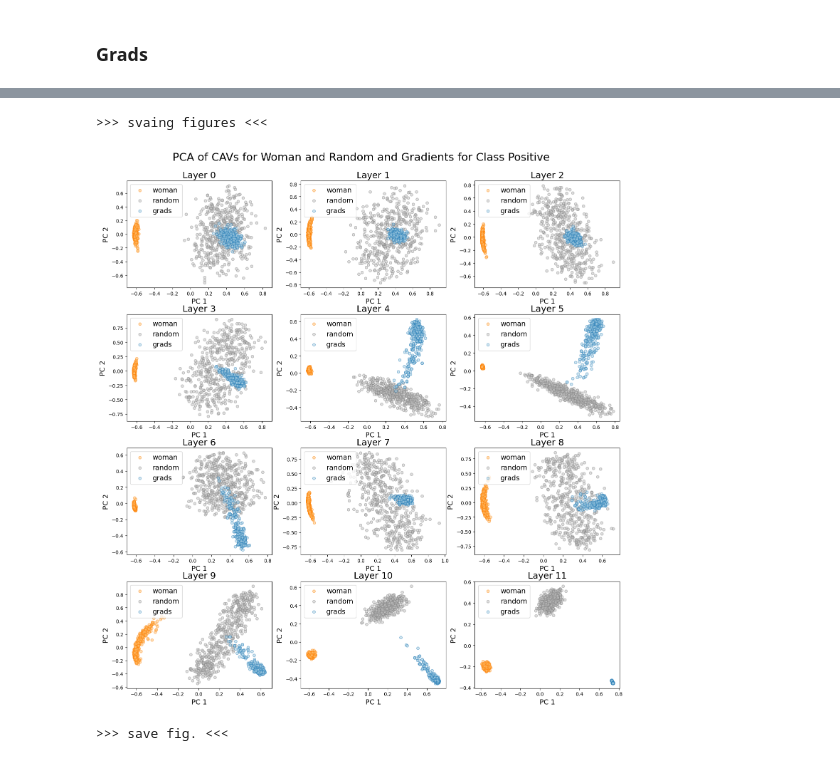
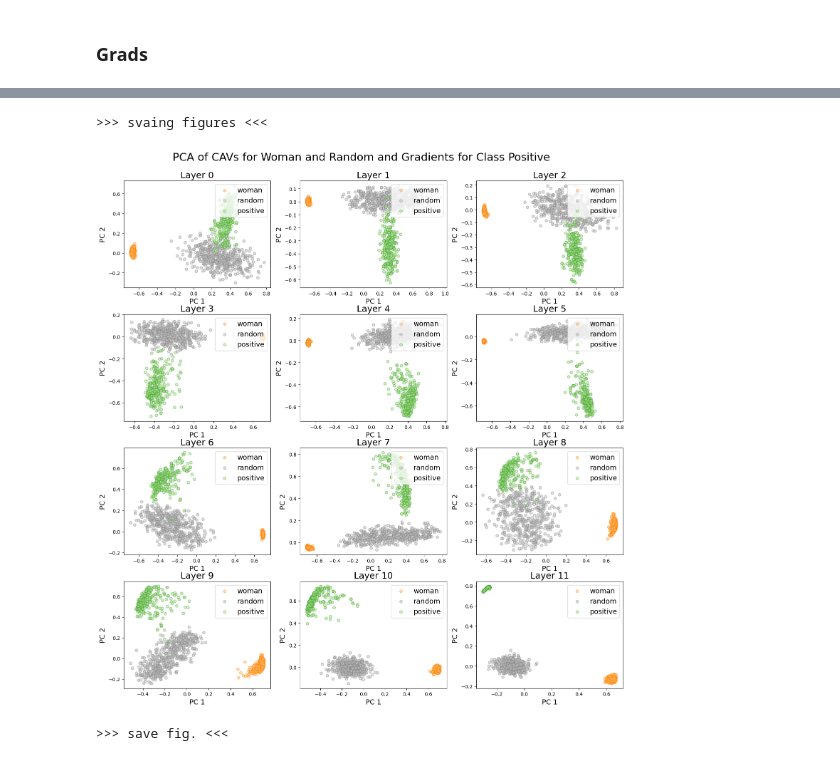
Before and after one commit to gaunby/master_project, a Jupyter notebook: src/models/cav_visual.ipynb, the cells around one changed output, grey strips where cells are left out. Cells and saved outputs as stored; diff of their text form; code cells hidden in the pictures.

Commit message:
re-run + new random-seed for gender

```diff
--- a/src/models/cav_visual.ipynb
+++ b/src/models/cav_visual.ipynb
@@ -25,7 +25,7 @@ Notebook for investing into TCAVs and CAVs.
 Can we figure out why the splits is either 0 or 1 for random, and all woman are at 0.
 # %%
 PATH_TO_Data = '/work3/s174498/concept_random_dataset/'
-concept_name = 'woman'
+concept_name = 'hate'
 nr = 0
 num_random_set = 500
 desired_class = 1
@@ -65,6 +65,10 @@ logits = data['logits']
 ### Create Dataframe
 # %%
 targets = ['woman',
+'random',
+'grads'
+]
+targets = ['hate',
 'random',
 'grads'
 ]
@@ -76,6 +80,8 @@ df_grads = pd.DataFrame(grads)
 
 labels = ['woman']*len(df_concept) + ['random'] * len(df_random) + ['grads'] * len(df_grads)
 #labels = ['woman']*len(df_concept) + ['grads'] * len(df_grads)
+labels = ['hate']*len(df_concept) + ['random'] * len(df_random) + ['grads'] * len(df_grads)
+
 
 df = pd.concat(
     [df_concept,
@@ -141,41 +147,56 @@ plt.legend(targets,prop={'size': 15})
 # %%
 layers = [0,1,2,3,4,5,6,7,8,9,10,11]
 PATH_TO_Data = '/work3/s174498/concept_random_dataset/'
-concept_name = 'woman'
-
+concept_name = 'woman' #'hate' #
+targets =  ['woman', 'random','positive']# ['woman', 'random','grads'] #
 num_random_set = 500
 desired_class = 1
+save = True
 fig , ax = plt.subplots(nrows=4, ncols=3, figsize=(15,16)); #sharey=True, (10,24)
 fig.suptitle(f'PCA of CAVs for Woman and Random and Gradients for Class Positive', fontsize =22);
 
 for hist_nr in range(len(layers)):
     nr = hist_nr
 
-    PATH_concept_cav = PATH_TO_Data+'cavs/concept/'+concept_name+'_linear_classifier_on_layer_' + str(nr)+'_with_'+str(num_random_set)+'random.pkl'
+    PATH_concept_cav = PATH_TO_Data+'cavs/concept/'+concept_name+'_linear_classifier_on_layer_dropout_' + str(nr)+'_with_'+str(num_random_set)+'random.pkl'
     with open(PATH_concept_cav,'rb') as handle:
         data = pickle.load(handle)
     concept_cavs = data['cavs']
-    PATH_random_cav = PATH_TO_Data+'cavs/random/linear_classifier_on_layer_' + str(nr)+'_with_'+str(num_random_set)+'random.pkl'
+
+    PATH_random_cav = PATH_TO_Data+'cavs/random/linear_classifier_on_layer_dropout_' + str(nr)+'_with_'+str(num_random_set)+'random.pkl'
+
+    if concept_name == 'hate':
+        print(concept_name)
+        PATH_random_cav = PATH_TO_Data+'cavs/random/linear_classifier_on_layer_dropout_' + str(nr)+'_with_'+str(num_random_set)+'random_TWEET.pkl'
     with open(PATH_random_cav,'rb') as handle:
         data = pickle.load(handle)
     cav_random = data['cavs']
-    PATH_grad = '/work3/s174498/sst2_dataset/grads_logits/'+'linear_class_'+str(desired_class)+'_layer_'+str(nr)+'.pkl'
+    #PATH_grad = '/work3/s174498/sst2_dataset/grads_logits/'+'linear_class_'+str(desired_class)+'_layer_dropout_'+str(nr)+'.pkl'
+    PATH_grad = '/work3/s174498/sst2_dataset/grads_logits/'+'linear_class_'+str(0)+'_layer_dropout_'+str(nr)+'.pkl'
     with open(PATH_grad,'rb') as handle:
         data = pickle.load(handle)
-    grads = data['grads']
+    grads_0 = data['grads']
 
-    targets = ['woman', 'random','grads']
-    colors = [sns.color_palette("Paired")[6],'silver',sns.color_palette("Paired")[0]]#'r', 'grey','green']
-    colors_edge = [sns.color_palette("Paired")[7],'grey',sns.color_palette("Paired")[1]]#'r', 'grey','green']
+    PATH_grad = '/work3/s174498/sst2_dataset/grads_logits/'+'linear_class_'+str(1)+'_layer_dropout_'+str(nr)+'.pkl'
+    with open(PATH_grad,'rb') as handle:
+        data = pickle.load(handle)
+    grads_1 = data['grads']
+
+
+    colors = [sns.color_palette("Paired")[6],'silver',sns.color_palette("Paired")[2],sns.color_palette("Paired")[4]]#'r', 'grey','green']
+    colors_edge = [sns.color_palette("Paired")[7],'grey',sns.color_palette("Paired")[3],sns.color_palette("Paired")[5]]#'r', 'grey','green']
 
 
     df_random = pd.DataFrame(cav_random)
     df_concept = pd.DataFrame(concept_cavs)
-    df_grads = pd.DataFrame(grads)
+    df_grads_0 = pd.DataFrame(grads_0)
+    df_grads_1 = pd.DataFrame(grads_1)
 
-    labels = ['woman']*len(df_concept) + ['random'] * len(df_random) + ['grads'] * len(df_grads)
+    labels = ['woman']*len(df_concept) + ['random'] * len(df_random) + ['positive'] * len(df_grads_1)+ ['negative'] * len(df_grads_0)
+    #labels = ['hate']*len(df_concept) + ['random'] * len(df_random) + ['grads'] * len(df_grads)
 
-    df = pd.concat([df_concept,df_random, df_grads], ignore_index = True)
+
+    df = pd.concat([df_concept,df_random, df_grads_1, df_grads_0], ignore_index = True)
 
     df['label'] = labels
 
@@ -203,37 +224,37 @@ for hist_nr in range(len(layers)):
         indicesToKeep = df['label'] == target
         ax[int(np.floor(hist_nr/3)),col].scatter(df_principal.loc[indicesToKeep, 'pca 1']
                 , df_principal.loc[indicesToKeep, 'pca 2'], c = color, s = 30, alpha = 0.5, edgecolors = color_edge)
 
-    ax[int(np.floor(hist_nr/3)),col].legend(targets,prop={'size': 14}, loc = 'upper left')
+    ax[int(np.floor(hist_nr/3)),col].legend(targets,prop={'size': 14}, loc = 'upper right')
 
 fig.tight_layout()
 fig.subplots_adjust(top=0.93,wspace=0.2,
                     hspace=0.25)
-save = True
+
 if save:
     print('>>> svaing figures <<<')
-    plt.savefig(f'/zhome/94/5/127021/speciale/master_project/src/visualization/figures/pca_concept_{concept_name}_desiredclass_{desired_class }_dropout.pdf',format='pdf',pad_inches=0)
+    plt.savefig(f'/zhome/94/5/127021/speciale/master_project/src/visualization/figures/gender_concepts/pca_concept_{concept_name}_desiredclass_{desired_class}_dropout.pdf',format='pdf',pad_inches=0)
 plt.show()
 # %% [output]
 *c* argument looks like a single numeric RGB or RGBA sequence, which should be avoided as value-mapping will have precedence in case its length matches with *x* & *y*.  Please use the *color* keyword- ...
 *c* argument looks like a single numeric RGB or RGBA sequence, which should be avoided as value-mapping will have precedence in case its length matches with *x* & *y*.  Please use the *color* keyword- ...
 *c* argument looks like a single numeric RGB or RGBA sequence, which should be avoided as value-mapping will have precedence in case its length matches with *x* & *y*.  Please use the *color* keyword- ...
 *c* argument looks like a single numeric RGB or RGBA sequence, which should be avoided as value-mapping will have precedence in case its length matches with *x* & *y*.  Please use the *color* keyword- ...
 *c* argument looks like a single numeric RGB or RGBA sequence, which should be avoided as value-mapping will have precedence in case its length matches with *x* & *y*.  Please use the *color* keyword- ...
 *c* argument looks like a single numeric RGB or RGBA sequence, which should be avoided as value-mapping will have precedence in case its length matches with *x* & *y*.  Please use the *color* keyword- ...
 *c* argument looks like a single numeric RGB or RGBA sequence, which should be avoided as value-mapping will have precedence in case its length matches with *x* & *y*.  Please use the *color* keyword- ...
 *c* argument looks like a single numeric RGB or RGBA sequence, which should be avoided as value-mapping will have precedence in case its length matches with *x* & *y*.  Please use the *color* keyword- ...
 *c* argument looks like a single numeric RGB or RGBA sequence, which should be avoided as value-mapping will have precedence in case its length matches with *x* & *y*.  Please use the *color* keyword- ...
 *c* argument looks like a single numeric RGB or RGBA sequence, which should be avoided as value-mapping will have precedence in case its length matches with *x* & *y*.  Please use the *color* keyword- ...
 *c* argument looks like a single numeric RGB or RGBA sequence, which should be avoided as value-mapping will have precedence in case its length matches with *x* & *y*.  Please use the *color* keyword- ...
 *c* argument looks like a single numeric RGB or RGBA sequence, which should be avoided as value-mapping will have precedence in case its length matches with *x* & *y*.  Please use the *color* keyword- ...
 ... (8 lines left out)
 *c* argument looks like a single numeric RGB or RGBA sequence, which should be avoided as value-mapping will have precedence in case its length matches with *x* & *y*.  Please use the *color* keyword- ...
 *c* argument looks like a single numeric RGB or RGBA sequence, which should be avoided as value-mapping will have precedence in case its length matches with *x* & *y*.  Please use the *color* keyword- ...
 *c* argument looks like a single numeric RGB or RGBA sequence, which should be avoided as value-mapping will have precedence in case its length matches with *x* & *y*.  Please use the *color* keyword- ...
 *c* argument looks like a single numeric RGB or RGBA sequence, which should be avoided as value-mapping will have precedence in case its length matches with *x* & *y*.  Please use the *color* keyword- ...
 >>> svaing figures <<<
-[figure, old version]
+[figure, new version]
 # %%
 save = True
 if save:
```
Also changed, not shown: parts of 2 cells of this notebook, 7 other files.
